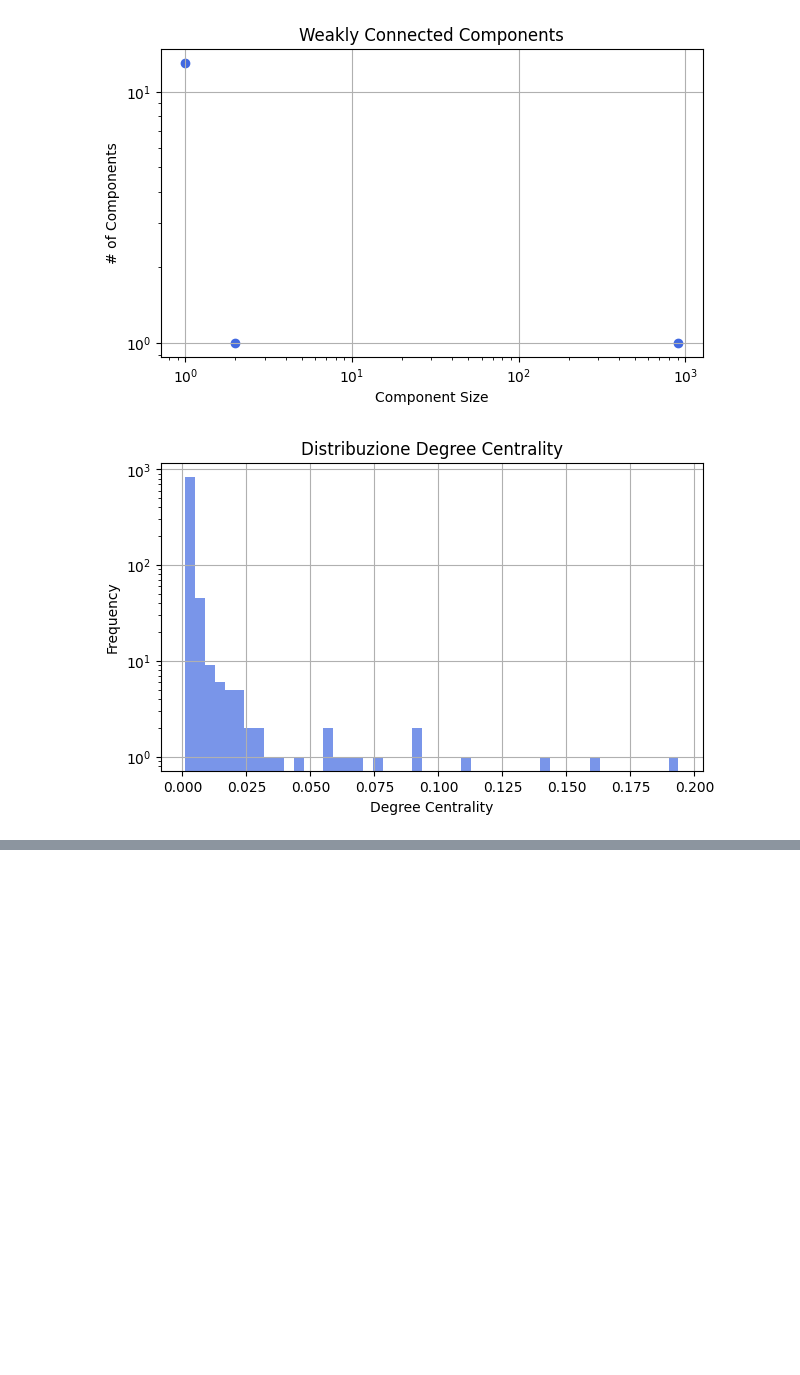
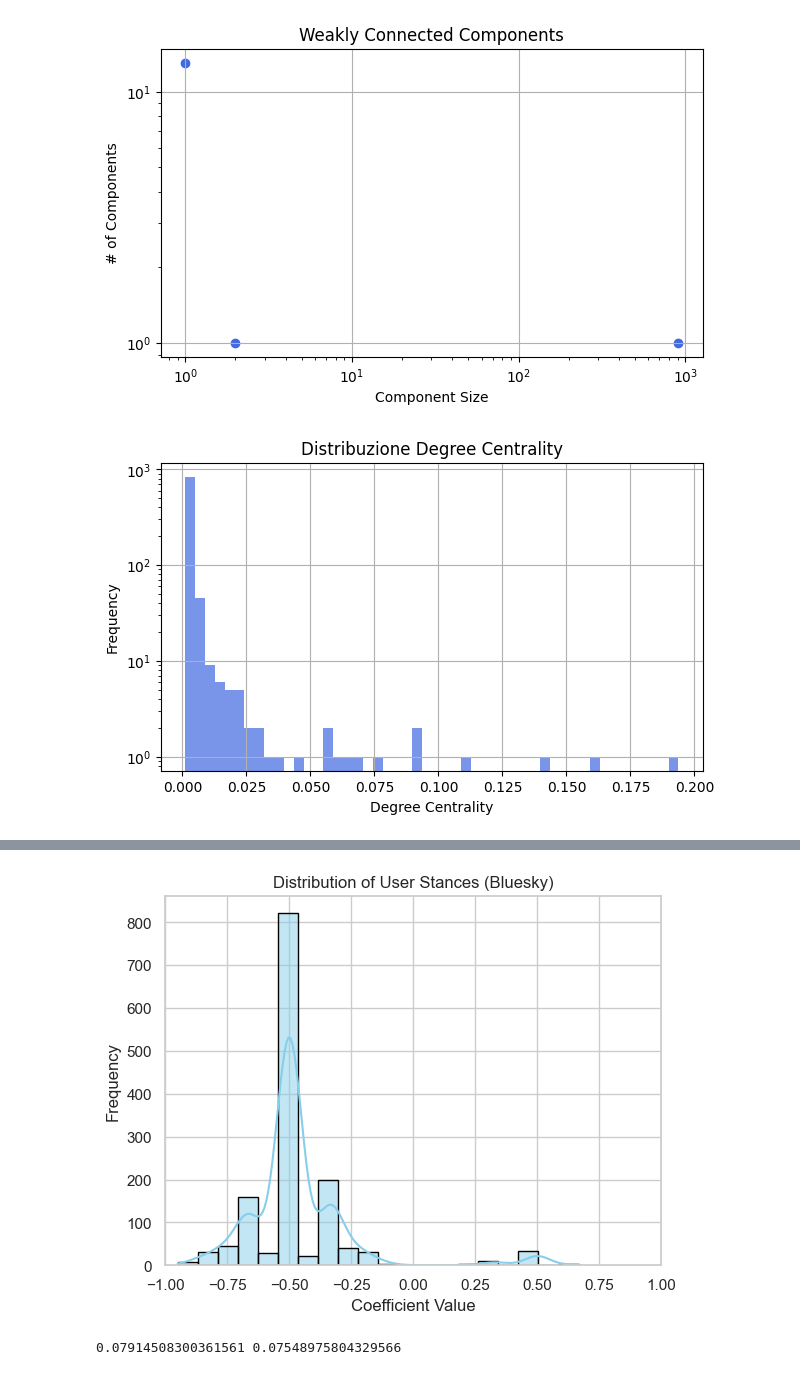
Before and after one commit to Filippo-Corti/SocialMediaMining, a Jupyter notebook: Project/TruthvsBluesky.ipynb, the cells around one changed output, grey strips where cells are left out. Saved outputs shown, nothing was run; the diff lists cells and outputs as text; code cells hidden in the pictures; blank space fills up the shorter version.

```diff
--- a/Project/TruthvsBluesky.ipynb
+++ b/Project/TruthvsBluesky.ipynb
@@ -316,0 +365,33 @@ nx.write_gexf(Truth_Subgraph, "truth_sub.gexf")
+# %%
+bluesky_stances = [
+    attrs['average_stance'] for node, attrs in Bluesky_G.nodes(data=True)
+]
+
+filtered_bluesky_stances = [
+    x for x in bluesky_stances if x != 0.0 and x != 1.0 and x != -1.0 # These values usually mean not enough data
+]
+
+# Set the plot style
+sns.set(style='whitegrid')
+
+# Create histogram + KDE
+sns.histplot(filtered_bluesky_stances, bins=20, kde=True, color='skyblue', edgecolor='black')
+
+# Add labels and limits
+plt.title('Distribution of User Stances (Bluesky)')
+plt.xlabel('Coefficient Value')
+plt.ylabel('Frequency')
+plt.xlim(-1, 1)
+
+plt.show()
+# %% [output]
+[figure, added]
+# %%
+# Assortativities
+
+truth_assort = nx.numeric_assortativity_coefficient(Truth_G, attribute='average_stance') # Very weak
+bluesky_assort = nx.numeric_assortativity_coefficient(Bluesky_G, attribute='average_stance') # Very weak
+
+print(truth_assort, bluesky_assort)
+# %% [output]
+0.07914508300361561 0.07548975804329566
```
Also changed, not shown: parts of 8 cells of this notebook, 10 other files.
